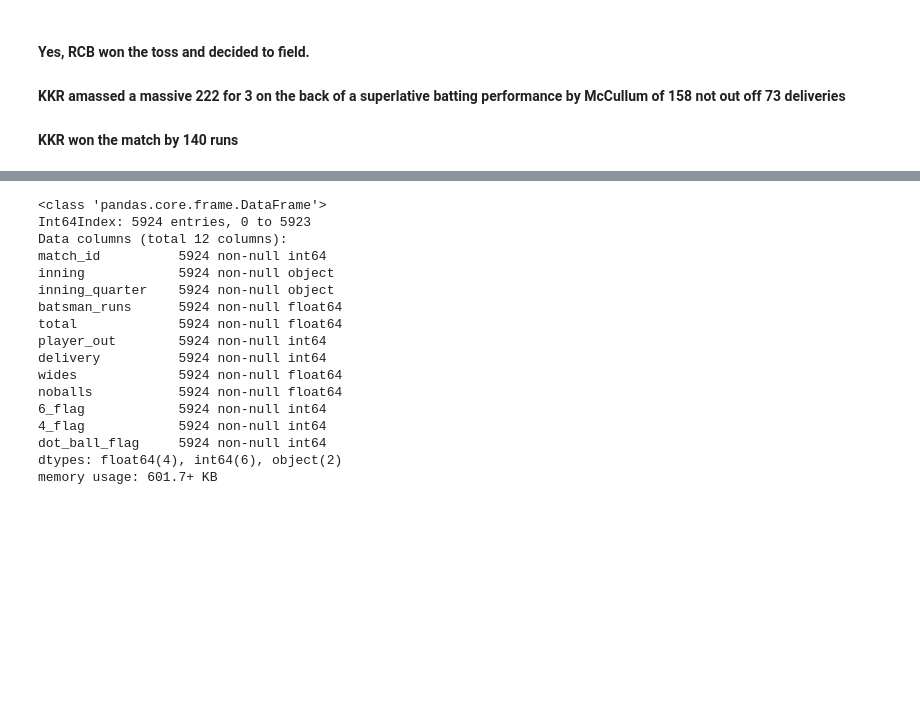
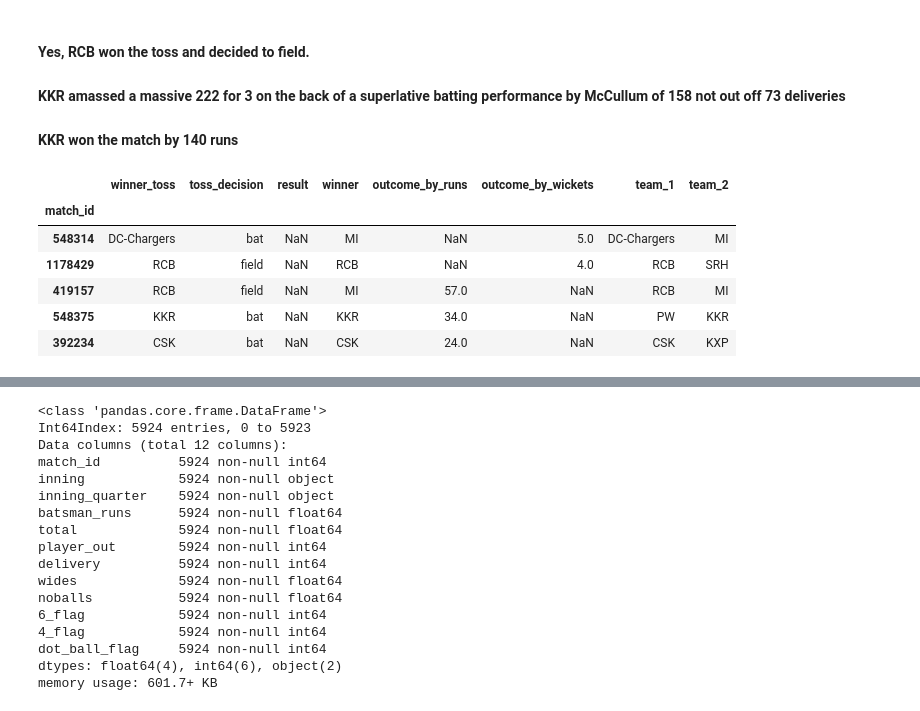
Before and after one commit to ravi-gopalan/ipl_analysis, a Jupyter notebook: ipl_analysis_v3.ipynb, the cells around one changed output, grey strips where cells are left out. Saved outputs shown, nothing was run; the diff lists cells and outputs as text; code cells hidden in the pictures; blank space fills up the shorter version.

```diff
--- a/ipl_analysis_v3.ipynb
+++ b/ipl_analysis_v3.ipynb
@@ -1795,3 +1804,14 @@ df_batsman.query('match_id==335982').sort_values(by='runs_scored',ascending=Fals
 #### Yes, RCB won the toss and decided to field.
 #### KKR amassed a massive 222 for 3 on the back of a superlative batting performance by McCullum of 158 not out off 73 deliveries
 #### KKR won the match by 140 runs
+# %%
+df_match_outcomes = df_match_summary[['winner_toss','toss_decision','result','winner','outcome_by_runs','outcome_by_wickets','team_1','team_2']]
+df_match_outcomes.head()
+# %% [output]
+|  | winner_toss | toss_decision | result | winner | outcome_by_runs | outcome_by_wickets | team_1 | team_2 |
+| match_id |  |  |  |  |  |  |  |  |
+| 548314 | DC-Chargers | bat | NaN | MI | NaN | 5.0 | DC-Chargers | MI |
+| 1178429 | RCB | field | NaN | RCB | NaN | 4.0 | RCB | SRH |
+| 419157 | RCB | field | NaN | MI | 57.0 | NaN | RCB | MI |
+| 548375 | KKR | bat | NaN | KKR | 34.0 | NaN | PW | KKR |
+| 392234 | CSK | bat | NaN | CSK | 24.0 | NaN | CSK | KXP |
```
Also changed, not shown: parts of 10 cells of this notebook.
